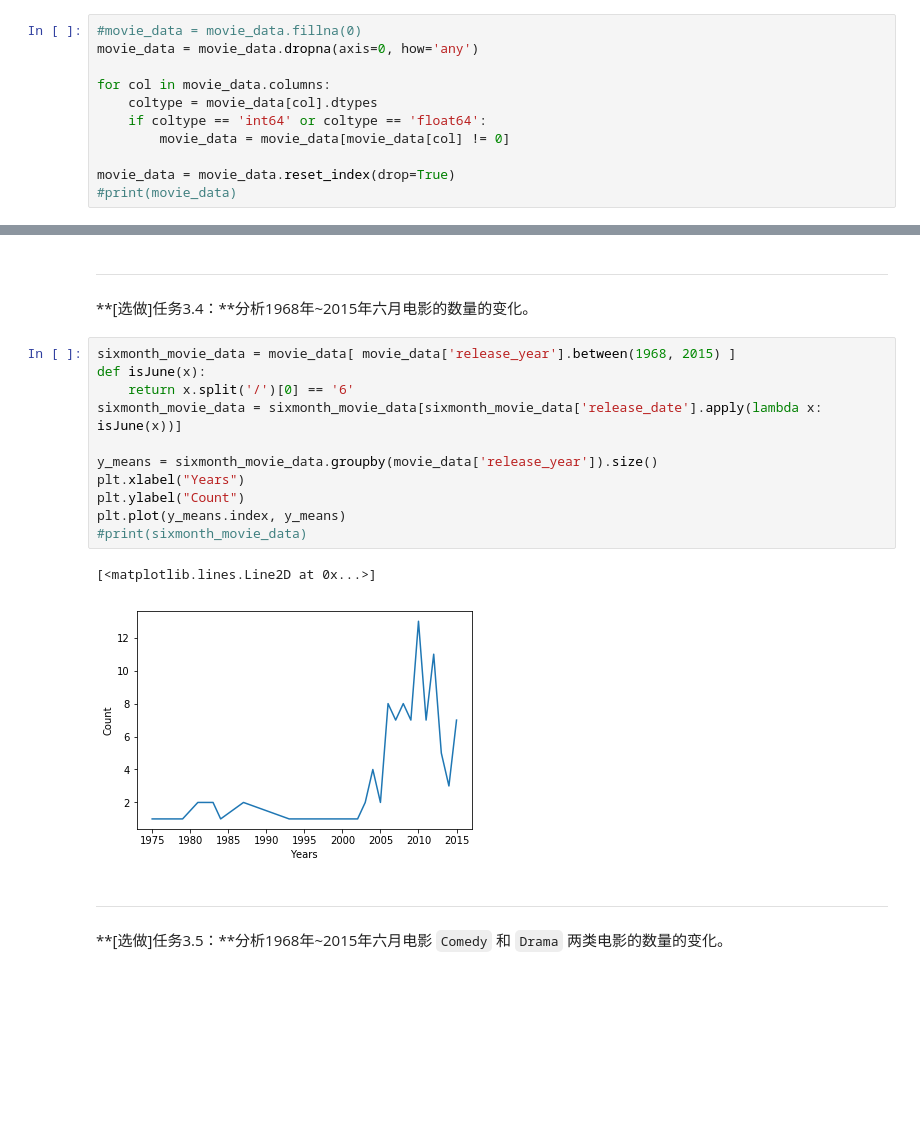
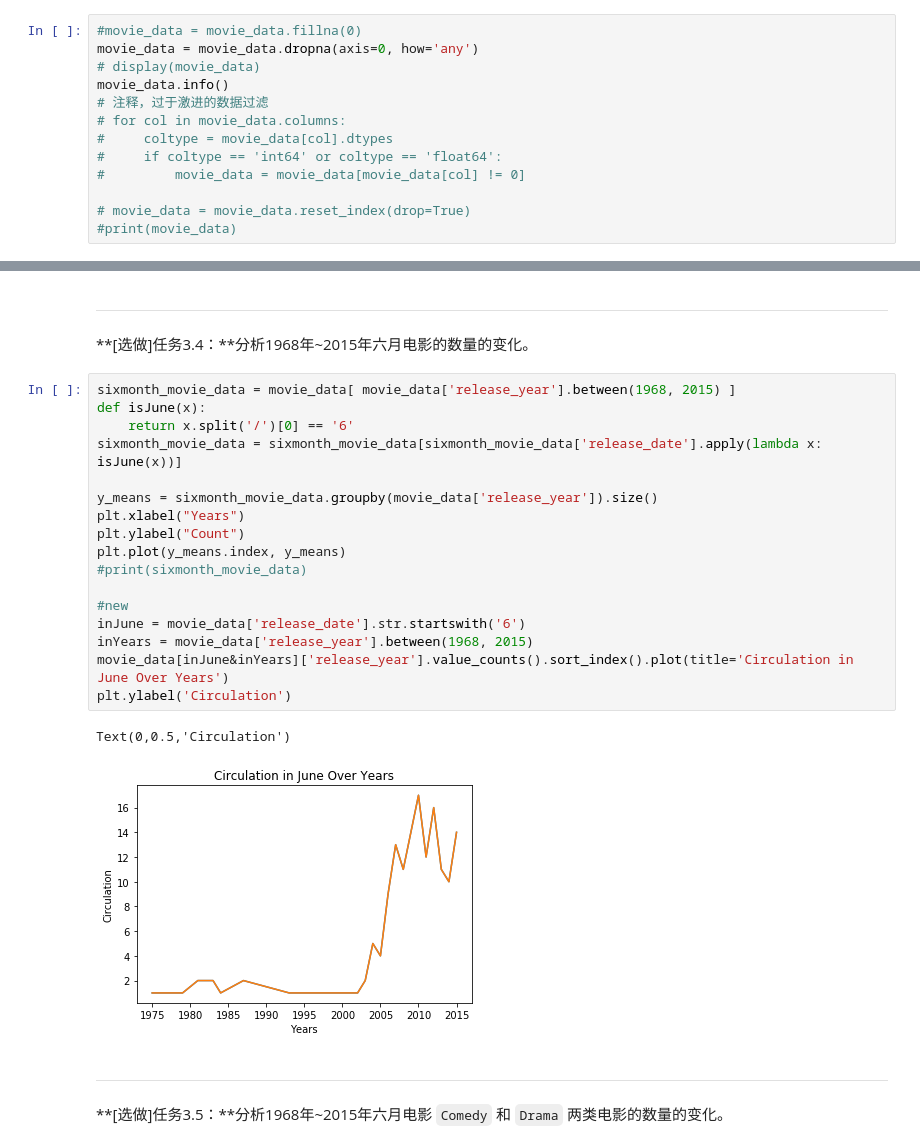
Before and after one commit to NaughtyFlame/AIPND-cn, a Jupyter notebook: P2_Explore_Movie_Dataset/Explore Movie Dataset.ipynb, the cells around one changed output, grey strips where cells are left out. Drawn from its saved outputs; the diff is of its cells as text; blank space fills up the shorter version.

```diff
--- a/P2_Explore_Movie_Dataset/Explore Movie Dataset.ipynb
+++ b/P2_Explore_Movie_Dataset/Explore Movie Dataset.ipynb
@@ -70,11 +70,13 @@ movie_data = pd.read_csv('./tmdb-movies.csv')
 # %%
 #movie_data = movie_data.fillna(0)
 movie_data = movie_data.dropna(axis=0, how='any')
+# display(movie_data)
+movie_data.info()
+# 注释，过于激进的数据过滤
+# for col in movie_data.columns:
+#     coltype = movie_data[col].dtypes
+#     if coltype == 'int64' or coltype == 'float64':
+#         movie_data = movie_data[movie_data[col] != 0]
 
-for col in movie_data.columns:
-    coltype = movie_data[col].dtypes
-    if coltype == 'int64' or coltype == 'float64':
-        movie_data = movie_data[movie_data[col] != 0]
-
-movie_data = movie_data.reset_index(drop=True)
+# movie_data = movie_data.reset_index(drop=True)
 #print(movie_data)
@@ -242,17 +276,23 @@ sb.countplot(y = 'director', hue = 'original_title', data = directors_movie_data
 # %%
 sixmonth_movie_data = movie_data[ movie_data['release_year'].between(1968, 2015) ]
 def isJune(x):
     return x.split('/')[0] == '6'
 sixmonth_movie_data = sixmonth_movie_data[sixmonth_movie_data['release_date'].apply(lambda x: isJune(x))]
 
 y_means = sixmonth_movie_data.groupby(movie_data['release_year']).size()
 plt.xlabel("Years")
 plt.ylabel("Count")
 plt.plot(y_means.index, y_means)
 #print(sixmonth_movie_data)
+
+#new
+inJune = movie_data['release_date'].str.startswith('6')
+inYears = movie_data['release_year'].between(1968, 2015)
+movie_data[inJune&inYears]['release_year'].value_counts().sort_index().plot(title='Circulation in June Over Years')
+plt.ylabel('Circulation')
 # %% [output]
-[<matplotlib.lines.Line2D at 0x...>]
+Text(0,0.5,'Circulation')
-[figure, old version]
+[figure, new version]
 # %% [markdown]
 ---
 
```
Also changed, not shown: parts of 7 cells of this notebook, 2 other files.
